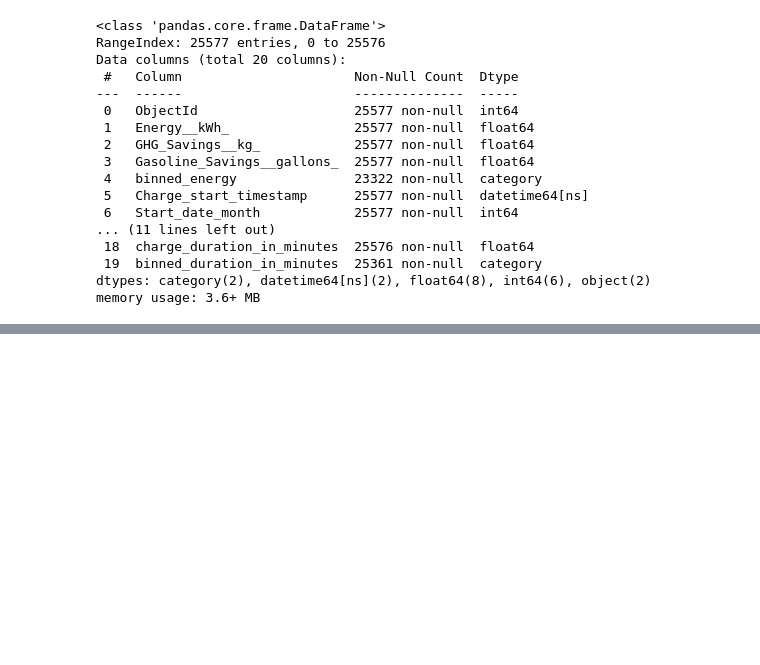
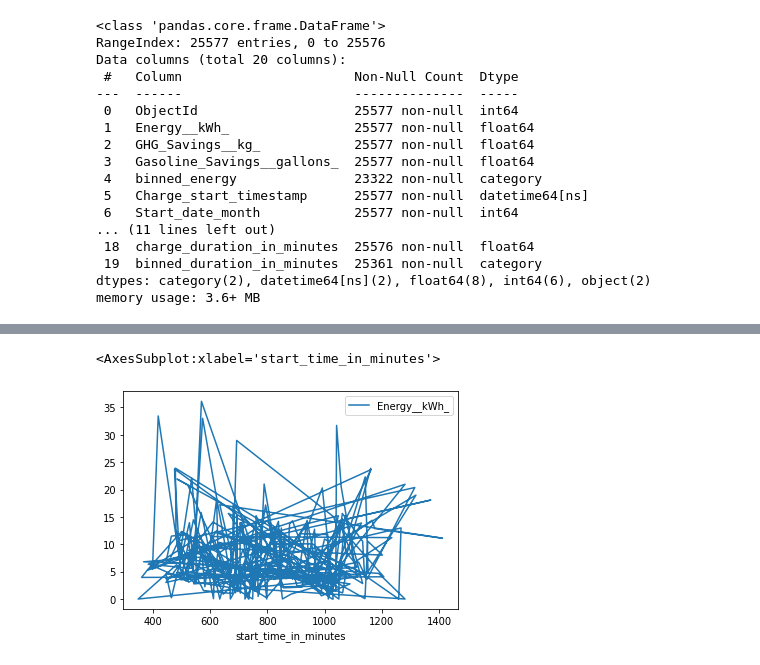
Before and after one commit to Kinjal124/IndependentStudyResearch, a Jupyter notebook: idp_V2.ipynb, the cells around one changed output, grey strips where cells are left out. Cells and saved outputs as stored; diff of their text form; code cells hidden in the pictures; blank space fills up the shorter version.

```diff
--- a/idp_V2.ipynb
+++ b/idp_V2.ipynb
@@ -799,0 +842,3 @@ newdf.head(110)
+# %%
+# gathering all records for february 2018
+df_feb_2018=df_feb[df_feb['Start_date_year'] ==2018 ]
@@ -799,0 +861,6 @@ newdf.head(110)
+# %%
+# plot for month of february 2018 / nearly 308 rows
+df_feb_2018.plot(x='start_time_in_minutes', y='Energy__kWh_', label='Energy__kWh_')
+# %% [output]
+<AxesSubplot:xlabel='start_time_in_minutes'>
+[figure, added]
```
Also changed, not shown: parts of 16 cells of this notebook.
